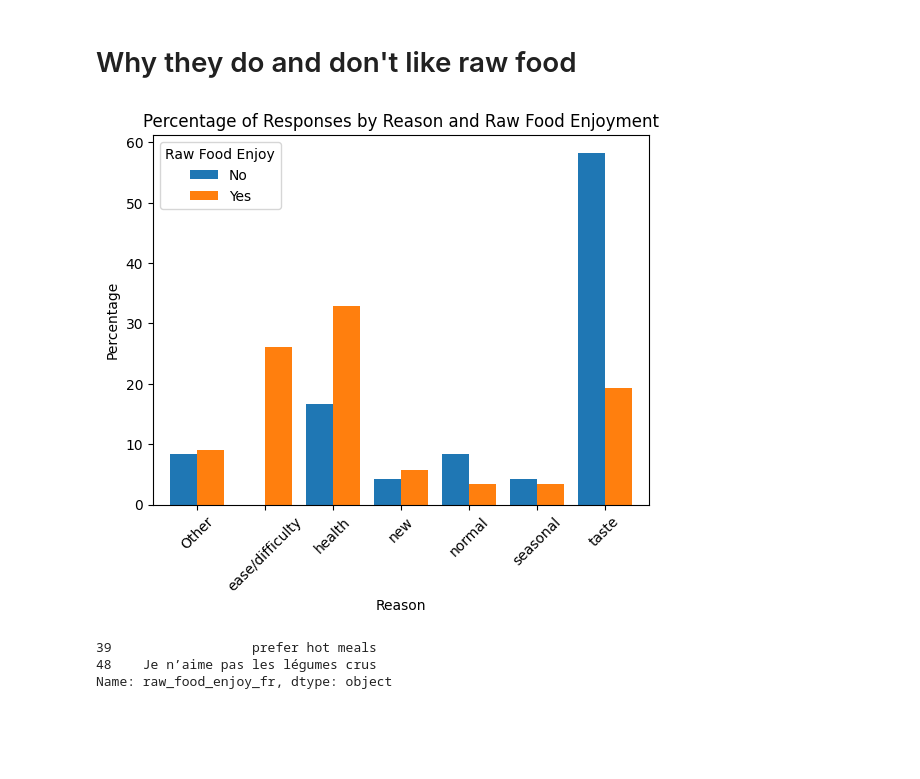
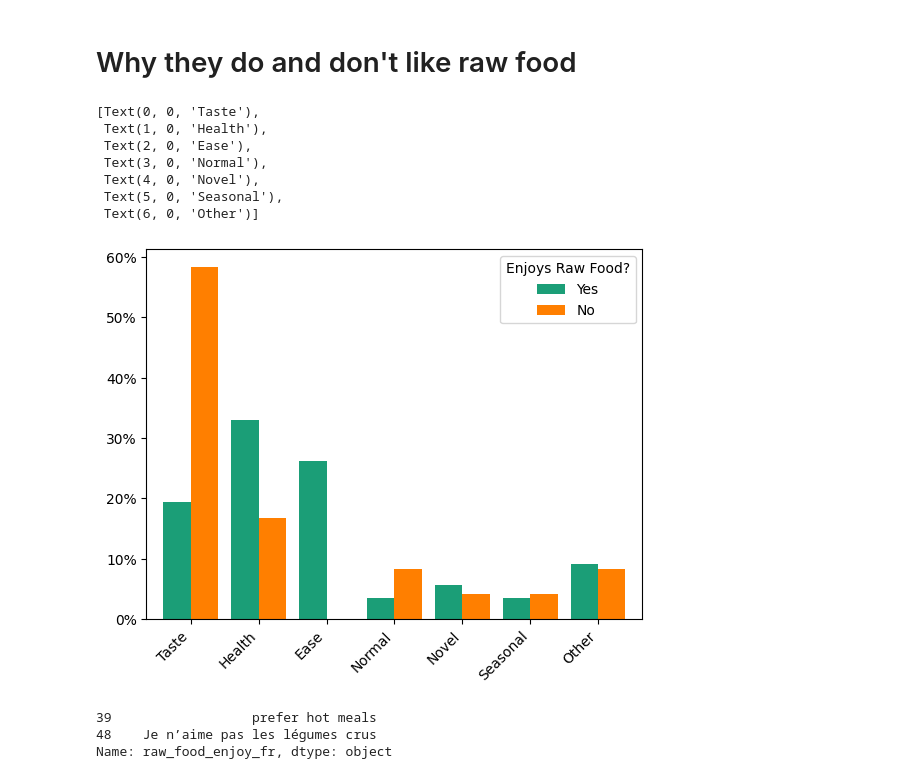
Before and after one commit to kaedejohnson/raw_food_epfl_dh411, a Jupyter notebook: survey_analysis.ipynb, the cells around one changed output. Cells and saved outputs as stored; diff of their text form; code cells hidden in the pictures; blank space fills up the shorter version.

Commit message:
midterm survey analysis

```diff
--- a/survey_analysis.ipynb
+++ b/survey_analysis.ipynb
@@ -31,56 +31,68 @@ survey = survey.rename(columns={'Timestamp': 'ts',
 survey['raw_food_enjoy_reason(s)'] = survey.apply(lambda row: [], axis=1)
 
 def reason_shell(row, w_list, reason_w):
     for w in w_list:
         if w in row['raw_food_enjoy_fr'].lower():
             row['raw_food_enjoy_reason(s)'].append(reason_w)
             break
     return row
 
 def append_reasons(row):
     # healthy/unhealthy
-    reason_shell(row, ['fresh', 'health', 'heath', 'calories', 'nutrients', 'nutriments', 'nutrit', 'vitamin', 'processed', 'additive', 'plant-based', 'sick'], 'health')
+    reason_shell(row, ['fresh', 'health', 'heath', 'calories', 'nutrients', 'nutriments', 'nutrit', 'vitamin', 'processed', 'additive', 'plant-based', 'sick'], 'Health')
     # ease/difficult
-    reason_shell(row, ['easy', 'easier', 'fast', 'time', 'anywhere', 'quick', 'convenient', 'expensive', 'effort'], 'ease/difficulty')
+    reason_shell(row, ['easy', 'easier', 'fast', 'time', 'anywhere', 'quick', 'convenient', 'expensive', 'effort'], 'Ease')
     # taste
-    reason_shell(row, ['taste', 'disgusting', 'flavor', 'tasty', 'delicious', 'texture', 'crunch'], 'taste')
+    reason_shell(row, ['taste', 'disgusting', 'flavor', 'tasty', 'delicious', 'texture', 'crunch'], 'Taste')
     # new
-    reason_shell(row, ['new', 'knowledge', 'interesting'], 'new')
+    reason_shell(row, ['new', 'knowledge', 'interesting'], 'Novel')
     # normal
-    reason_shell(row, ['typical', 'fire', 'used', 'already', 'normal', 'primal'], 'normal')
+    reason_shell(row, ['typical', 'fire', 'used', 'already', 'normal', 'primal'], 'Normal')
     # seasonal
-    reason_shell(row, ['winter', 'summer'], 'seasonal')
+    reason_shell(row, ['winter', 'summer'], 'Seasonal')
 
     # other
     if not row['raw_food_enjoy_reason(s)']:
         row['raw_food_enjoy_reason(s)'] = ['Other']
 
     return row
 
 # Apply the function to each row
 survey = survey.apply(append_reasons, axis=1)
 
-survey.loc[survey['raw_food_enjoy_fr'] == 'I don’t like this type of food', 'raw_food_enjoy_reason(s)'] = ['taste']
-survey.loc[survey['raw_food_enjoy_fr'] == "I can't eat it", 'raw_food_enjoy_reason(s)'] = ['taste']
-survey.loc[survey['raw_food_enjoy_fr'] == "It's okay but prefer cooked food. ", 'raw_food_enjoy_reason(s)'] = ['taste']
-survey.loc[survey['raw_food_enjoy_fr'] == 'not muy type', 'raw_food_enjoy_reason(s)'] = ['taste']
-survey.loc[survey['raw_food_enjoy_fr'] == '害怕生病 觉得冷的东西不好吃', 'raw_food_enjoy_reason(s)'] = ['taste']
-survey.loc[survey['raw_food_enjoy_fr'] == 'Only sashimi and smoke salmon possible to eat.', 'raw_food_enjoy_reason(s)'] = ['taste']
-survey.loc[survey['raw_food_enjoy_fr'] == 'My stomach enjoys cooked food', 'raw_food_enjoy_reason(s)'] = ['taste']
-survey.loc[survey['raw_food_enjoy_fr'] == 'I have a bad stomach.', 'raw_food_enjoy_reason(s)'] = ['health']
+survey.loc[survey['raw_food_enjoy_fr'] == 'I don’t like this type of food', 'raw_food_enjoy_reason(s)'] = ['Taste']
+survey.loc[survey['raw_food_enjoy_fr'] == "I can't eat it", 'raw_food_enjoy_reason(s)'] = ['Taste']
+survey.loc[survey['raw_food_enjoy_fr'] == "It's okay but prefer cooked food. ", 'raw_food_enjoy_reason(s)'] = ['Taste']
+survey.loc[survey['raw_food_enjoy_fr'] == 'not muy type', 'raw_food_enjoy_reason(s)'] = ['Taste']
+survey.loc[survey['raw_food_enjoy_fr'] == '害怕生病 觉得冷的东西不好吃', 'raw_food_enjoy_reason(s)'] = ['Taste']
+survey.loc[survey['raw_food_enjoy_fr'] == 'Only sashimi and smoke salmon possible to eat.', 'raw_food_enjoy_reason(s)'] = ['Taste']
+survey.loc[survey['raw_food_enjoy_fr'] == 'My stomach enjoys cooked food', 'raw_food_enjoy_reason(s)'] = ['Taste']
+survey.loc[survey['raw_food_enjoy_fr'] == 'I have a bad stomach.', 'raw_food_enjoy_reason(s)'] = ['Health']
 
 survey_exploded = survey.explode('raw_food_enjoy_reason(s)')
 pivot_table = survey_exploded.pivot_table(index='raw_food_enjoy_reason(s)', columns='raw_food_enjoy', aggfunc='size', fill_value=0)
-pivot_table_percentage = pivot_table.div(pivot_table.sum(axis=0), axis=1) * 100
-pivot_table_percentage.plot(kind='bar', width=0.8)
-plt.title('Percentage of Responses by Reason and Raw Food Enjoyment')
-plt.xlabel('Reason')
-plt.ylabel('Percentage')
-plt.xticks(rotation=45)
-plt.legend(title='Raw Food Enjoy', loc='upper left', labels=['No', 'Yes'])
-plt.show()
+pivot_table_percentage = pivot_table.div(pivot_table.sum(axis=0), axis=1)
+tmp = pivot_table_percentage.reset_index()
+tmp['comb'] = tmp['No'] + tmp['Yes']
+tmp = tmp.sort_values(by='comb', ascending=False).reset_index()
+tmp['order'] = tmp.index
+tmp.loc[tmp["raw_food_enjoy_reason(s)"] == "Other", 'order'] = len(tmp)
+tmp = tmp.sort_values(by='order')
+tmp = tmp[['raw_food_enjoy_reason(s)', 'Yes', 'No']].set_index('raw_food_enjoy_reason(s)')
+plt = tmp.plot(kind='bar', width=0.8, color=['#1b9e77', '#ff7f00'], xlabel='')
+plt.legend(title='Enjoys Raw Food?', loc='upper right', labels=['Yes', 'No'])
+plt.yaxis.set_major_formatter('{:.0%}'.format)
+plt.yaxis.set_major_locator(MultipleLocator(.1))
+plt.set_xticklabels(plt.get_xticklabels(), rotation=45, ha='right')
 # %% [output]
+[Text(0, 0, 'Taste'),
+ Text(1, 0, 'Health'),
+ Text(2, 0, 'Ease'),
+ Text(3, 0, 'Normal'),
+ Text(4, 0, 'Novel'),
+ Text(5, 0, 'Seasonal'),
+ Text(6, 0, 'Other')]
-[figure, old version]
+[figure, new version]
 # %%
 pd.set_option('display.max_rows', None)
 pd.set_option('display.max_colwidth', 200)
```
Also changed, not shown: parts of 8 cells of this notebook.
